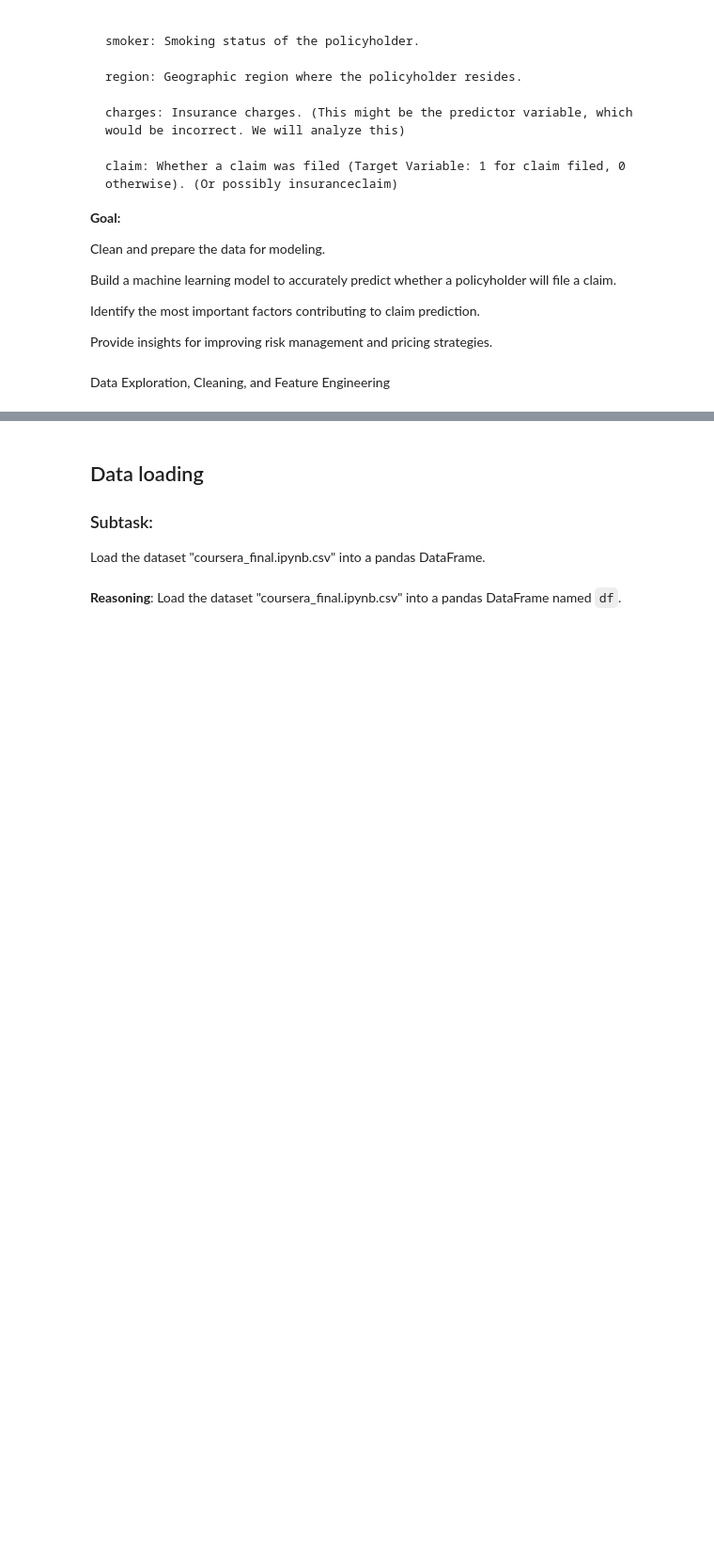
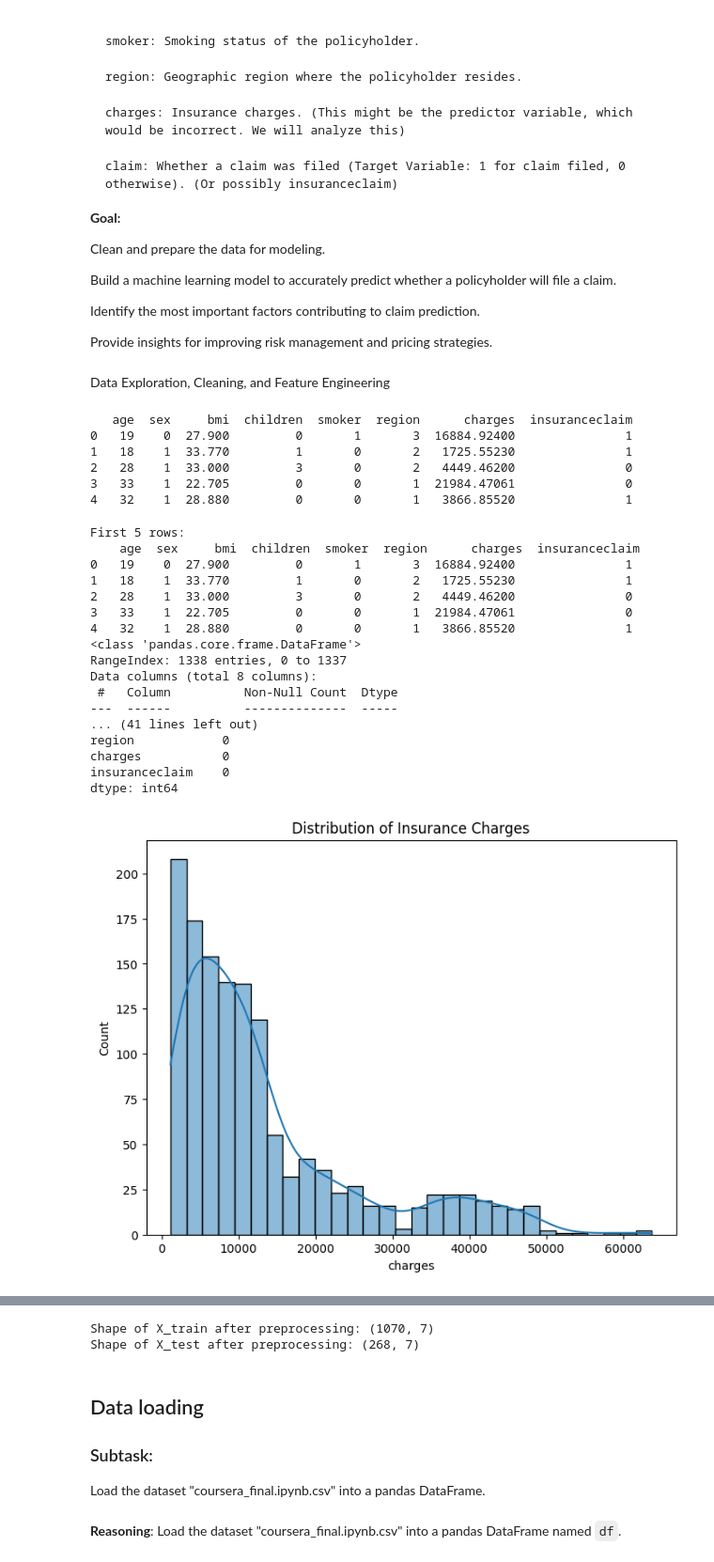
Before and after one commit to ObjectMatrix/Automotive-Physical-Damage-Claimss, a Jupyter notebook: courseraSupervised.ipynb, the cells around one changed output, grey strips where cells are left out. Shown: that part at 94% size. Saved outputs shown, nothing was run; the diff lists cells and outputs as text; code cells hidden in the pictures; blank space fills up the shorter version.

```diff
--- a/courseraSupervised.ipynb
+++ b/courseraSupervised.ipynb
@@ -83,3 +72,30 @@ print(df.head())
+# %%
+import pandas as pd
+
+# URL of the CSV file
+csv_url = "https://raw.githubusercontent.com/ObjectMatrix/Automotive-Physical-Damage-Claimss/main/Insurance.csv"
+
+try:
+    # Read the CSV file into a Pandas DataFrame
+    dataFrame = pd.read_csv(csv_url)
+
+    # Print the first 5 rows of the DataFrame
+    print(dataFrame.head())
+
+    # Optionally, you can do further analysis or manipulation of the data here
+    # For example, get some summary statistics:
+    # print(dataFrame.describe())
+
+except Exception as e:
+    print(f"An error occurred: {e}")
+    print("Please ensure that the URL is correct and accessible.")
+# %% [output]
+   age  sex     bmi  children  smoker  region      charges  insuranceclaim
+0   19    0  27.900         0       1       3  16884.92400               1
+1   18    1  33.770         1       0       2   1725.55230               1
+2   28    1  33.000         3       0       2   4449.46200               0
+3   33    1  22.705         0       0       1  21984.47061               0
+4   32    1  28.880         0       0       1   3866.85520               1
 # %%
 import pandas as pd
 import numpy as np
@@ -95,7 +111,7 @@ from sklearn.pipeline import Pipeline
 
 # 1. Load the data
 try:
-    data = df # Replace with your file path if needed
+    data = dataFrame
 except FileNotFoundError:
     print("Error: insurance.csv not found.  Make sure the file is in the correct directory.")
     exit()
@@ -136,30 +152,49 @@ plt.show()
 # Charges vs. Region (Boxplot)
 plt.figure(figsize=(8, 6))
 sns.boxplot(x='region', y='charges', data=data)
 plt.title('Charges vs. Region')
 plt.show()
 
 # 5. Feature Engineering
 # Identify categorical and numerical columns
 categorical_cols = data.select_dtypes(include='object').columns.tolist()
 numerical_cols = data.select_dtypes(include=np.number).columns.tolist()
 numerical_cols.remove('charges')  # Remove target variable
 
 # Create a column transformer
 preprocessor = ColumnTransformer(
     transformers=[
         ('num', StandardScaler(), numerical_cols),  # Scale numerical columns
         ('cat', OneHotEncoder(handle_unknown='ignore'), categorical_cols) # One-hot encode categorical columns
     ])
 
 # 6. Split data
 X = data.drop('charges', axis=1)
 y = data['charges']
 X_train, X_test, y_train, y_test = train_test_split(X, y, test_size=0.2, random_state=42)
 
 # 7. Preprocess the data
 X_train = preprocessor.fit_transform(X_train)
 X_test = preprocessor.transform(X_test)
 
 print("\nShape of X_train after preprocessing:", X_train.shape)
 print("Shape of X_test after preprocessing:", X_test.shape)
+# %% [output]
+First 5 rows:
+    age  sex     bmi  children  smoker  region      charges  insuranceclaim
+0   19    0  27.900         0       1       3  16884.92400               1
+1   18    1  33.770         1       0       2   1725.55230               1
+2   28    1  33.000         3       0       2   4449.46200               0
+3   33    1  22.705         0       0       1  21984.47061               0
+4   32    1  28.880         0       0       1   3866.85520               1
+<class 'pandas.core.frame.DataFrame'>
+RangeIndex: 1338 entries, 0 to 1337
+Data columns (total 8 columns):
+ #   Column          Non-Null Count  Dtype
+---  ------          --------------  -----
+... (41 lines left out)
+region            0
+charges           0
+insuranceclaim    0
+dtype: int64
+[figure, added]
@@ -166,3 +205,5 @@ print("Shape of X_test after preprocessing:", X_test.shape)
+Shape of X_train after preprocessing: (1070, 7)
+Shape of X_test after preprocessing: (268, 7)
 # %% [markdown]
 ## Data loading
 
```
Also changed, not shown: parts of 12 cells of this notebook.
